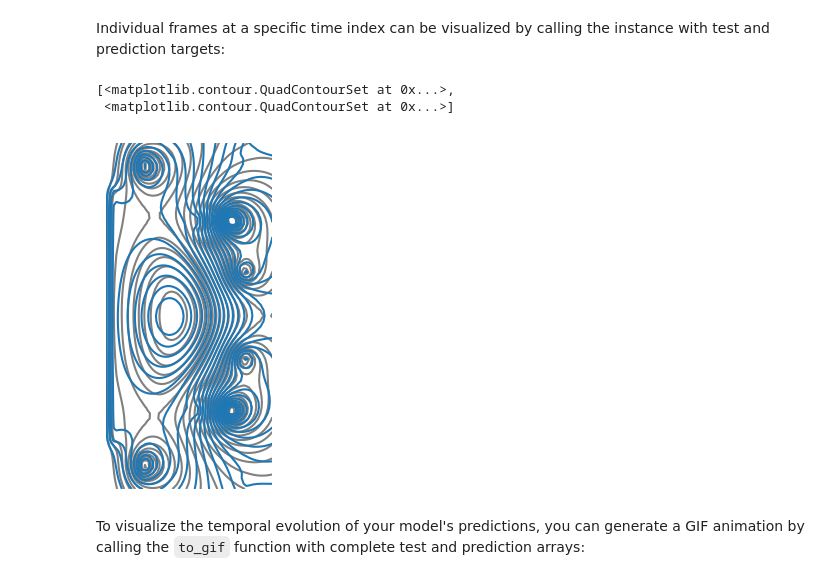
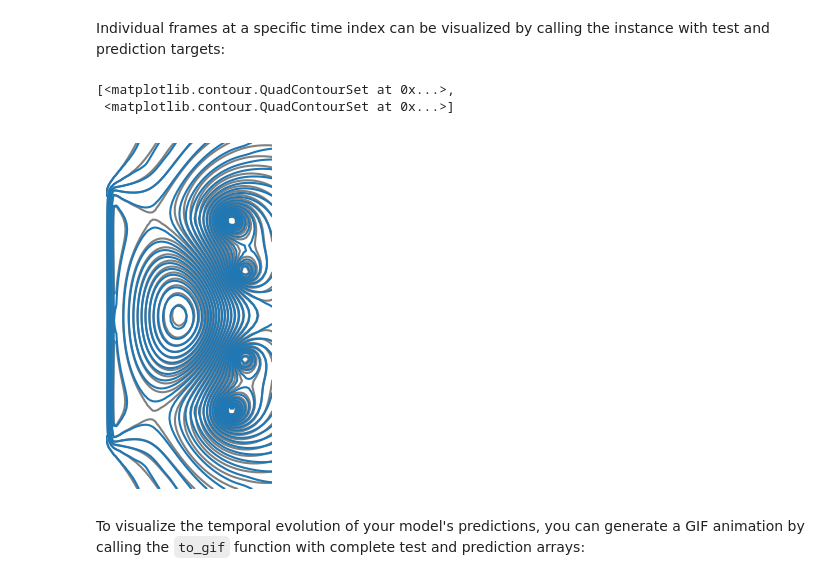
Before and after one commit to Simon-McIntosh/data-science-challenges, a Jupyter notebook: notebooks/MAST Plasma Equilibrium.ipynb, the cells around one changed output. Saved outputs shown, nothing was run; the diff lists cells and outputs as text; code cells hidden in the pictures.

```diff
--- a/notebooks/MAST Plasma Equilibrium.ipynb
+++ b/notebooks/MAST Plasma Equilibrium.ipynb
@@ -153,9 +143,15 @@ Consider whether this splitting strategy is optimal. Can you think of alternativ
 
 Note that the poloidal flux map target has dimensions of (time, z, major_radius). To make it compatible with most machine learning libraries, we need to reshape it to a (nsamples, nsignals) block.
 # %%
-signals = ["flux_loops"]  # select input signals
+signals = ["flux_loop_flux"]  # select input signals
+train = train[signals + ["psi", "shot_index"]]  # select input signals and target
+
+train = train.dropna(dim="flux_loop_channel")  # drop nan channels
+test = test.dropna(dim="flux_loop_channel")  # drop nan channels
+
+train = train.dropna(dim="time")  # drop NaN values
 X = to_pandas(train, signals)
-y = train.magnetic_flux.data.reshape((train.sizes["time"], -1))
+y = train.psi.data.reshape((train.sizes["time"], -1))
 
 # generate train and test set based on shot index
 index = train.shot_index.values == 3
@@ -191,9 +220,9 @@ mean absolute error 0.004822
 After validating our model performance, we can generate predictions for the test dataset and prepare a submission file:
 # %%
 # make predictions for test set
-magnetic_flux = pipeline.predict(to_pandas(test, signals))
+psi = pipeline.predict(to_pandas(test, signals))
 
-submission = pd.DataFrame(magnetic_flux)
+submission = pd.DataFrame(psi)
 submission.index.name = "index"
 submission.to_csv(path / "submission.csv")
 # %% [markdown]
@@ -260,7 +289,7 @@ class Contour:
         self._handles = []
 
     def __call__(self, efit: np.ndarray, prediction: np.ndarray):
-        """Plot a comparision between EFIT++ ground truth and prediction."""
+        """Plot a comparison between EFIT++ ground truth and prediction."""
         return [
             self.plot(efit, colors="gray", label="EFIT++"),
             self.plot(prediction, colors="C0", label="Prediction"),
@@ -297,16 +326,16 @@ class Contour:
 To use the visualization tools, we first initialize the `Contour` class with a `magnetic_flux` DataArray. This provides the dimensions and coordinates of the poloidal flux grid to the instance.
 # %%
 sns.set_context("notebook")
-contour = Contour(train.magnetic_flux)
+contour = Contour(train.psi)
 # %% [markdown]
 Individual frames at a specific time index can be visualized by calling the instance with test and prediction targets:
 # %%
-time_index = 20
+time_index = 50
 contour(y_test[time_index], y_pred[time_index])
 # %% [output]
 [<matplotlib.contour.QuadContourSet at 0x...>,
  <matplotlib.contour.QuadContourSet at 0x...>]
-[figure, old version]
+[figure, new version]
 # %% [markdown]
 To visualize the temporal evolution of your model's predictions, you can generate a GIF animation by calling the `to_gif` function with complete test and prediction arrays:
 # %%
```
Also changed, not shown: parts of 10 cells of this notebook, 9 other files.
